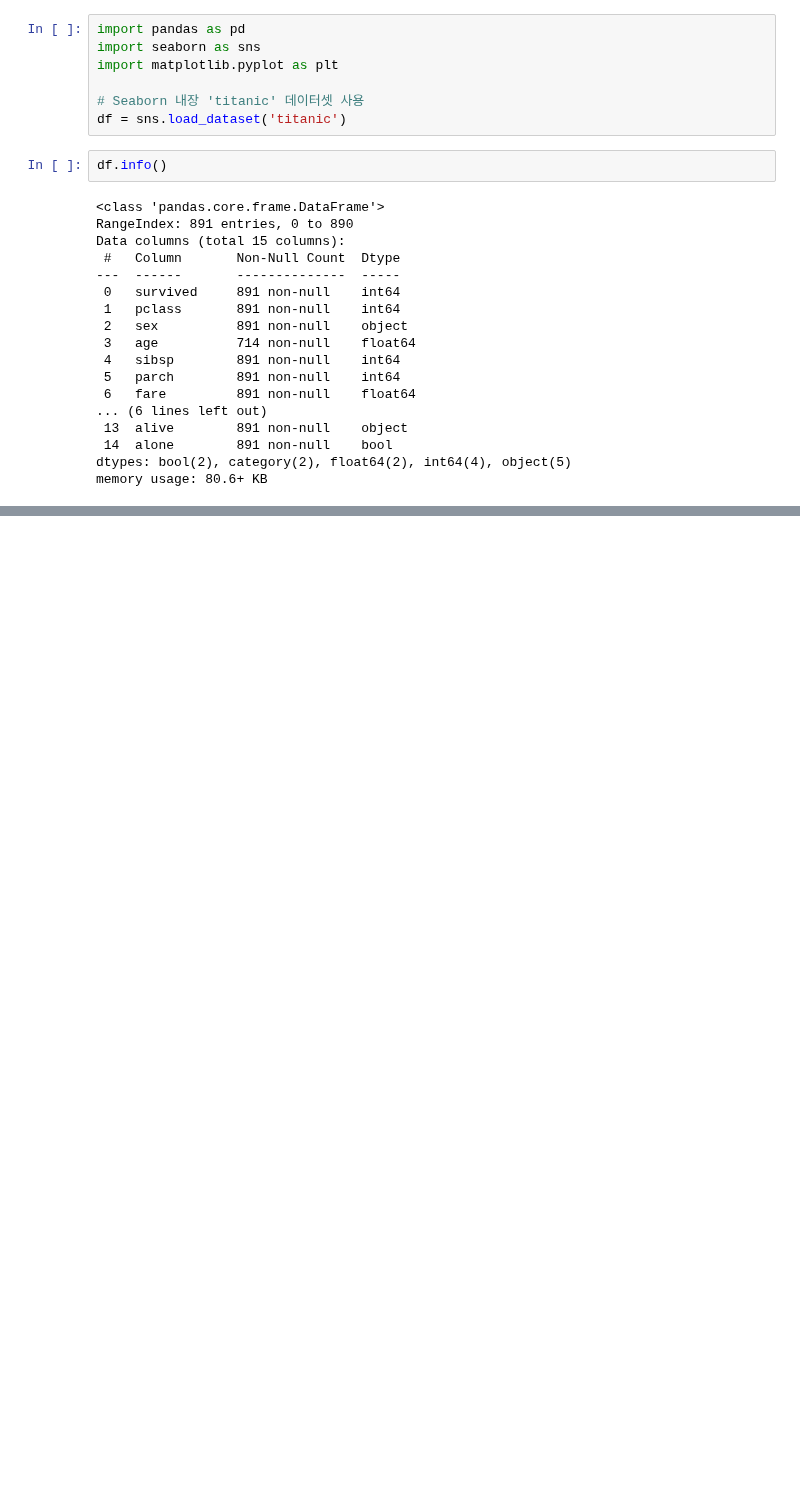
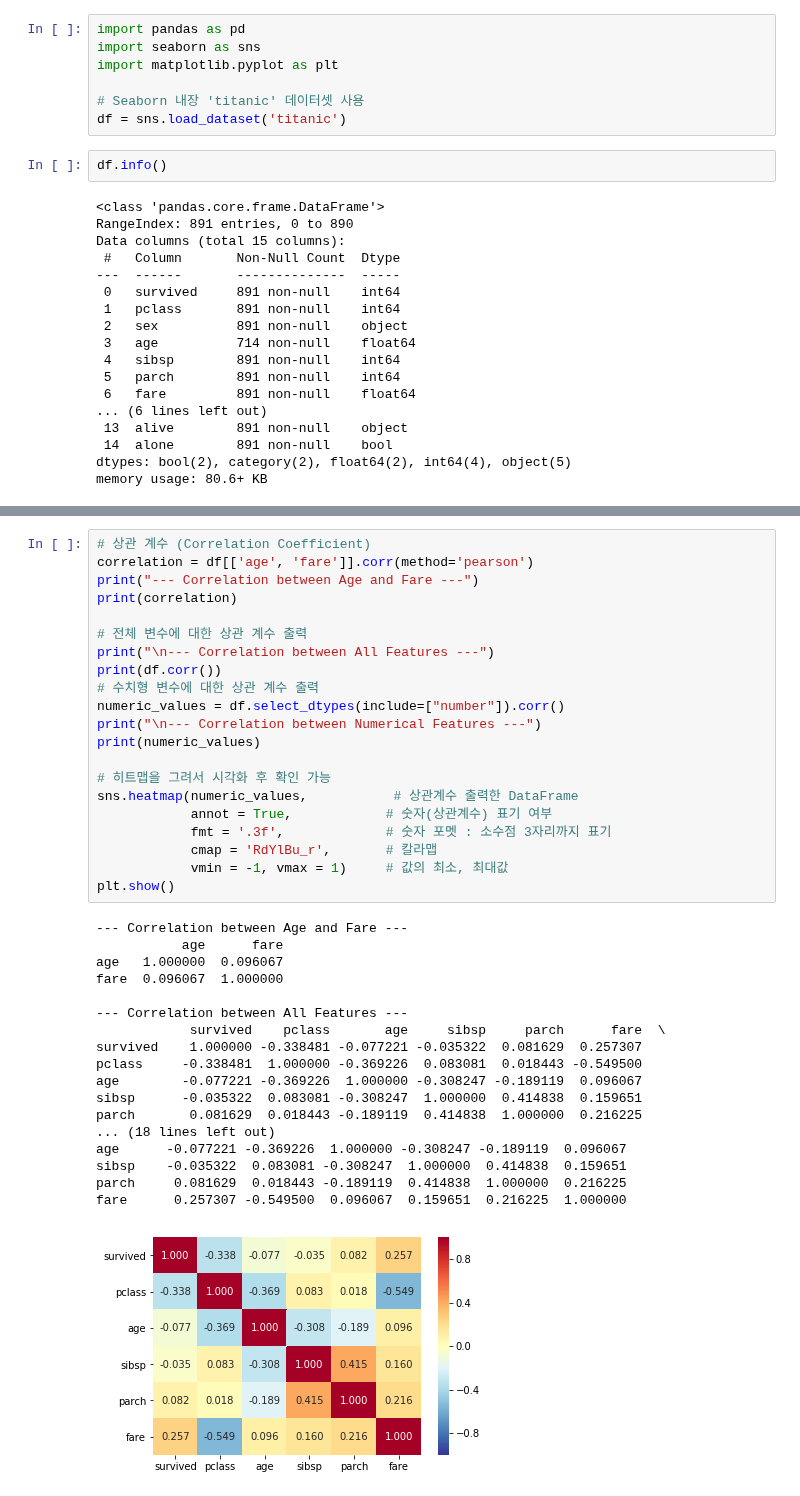
Before and after one commit to kangspa/ADP-study, a Jupyter notebook: PracticeTest/practice.ipynb, the cells around one changed output, grey strips where cells are left out. Drawn from its saved outputs; the diff is of its cells as text; blank space fills up the shorter version.

```diff
--- a/PracticeTest/practice.ipynb
+++ b/PracticeTest/practice.ipynb
@@ -193,0 +159,40 @@ Name: sex, dtype: float64
+# %%
+# 상관 계수 (Correlation Coefficient)
+correlation = df[['age', 'fare']].corr(method='pearson')
+print("--- Correlation between Age and Fare ---")
+print(correlation)
+
+# 전체 변수에 대한 상관 계수 출력
+print("\n--- Correlation between All Features ---")
+print(df.corr())
+# 수치형 변수에 대한 상관 계수 출력
+numeric_values = df.select_dtypes(include=["number"]).corr()
+print("\n--- Correlation between Numerical Features ---")
+print(numeric_values)
+
+# 히트맵을 그려서 시각화 후 확인 가능
+sns.heatmap(numeric_values,           # 상관계수 출력한 DataFrame
+            annot = True,            # 숫자(상관계수) 표기 여부
+            fmt = '.3f',             # 숫자 포멧 : 소수점 3자리까지 표기
+            cmap = 'RdYlBu_r',       # 칼라맵
+            vmin = -1, vmax = 1)     # 값의 최소, 최대값
+plt.show()
+# %% [output]
+--- Correlation between Age and Fare ---
+           age      fare
+age   1.000000  0.096067
+fare  0.096067  1.000000
+
+--- Correlation between All Features ---
+            survived    pclass       age     sibsp     parch      fare  \
+survived    1.000000 -0.338481 -0.077221 -0.035322  0.081629  0.257307
+pclass     -0.338481  1.000000 -0.369226  0.083081  0.018443 -0.549500
+age        -0.077221 -0.369226  1.000000 -0.308247 -0.189119  0.096067
+sibsp      -0.035322  0.083081 -0.308247  1.000000  0.414838  0.159651
+parch       0.081629  0.018443 -0.189119  0.414838  1.000000  0.216225
+... (18 lines left out)
+age      -0.077221 -0.369226  1.000000 -0.308247 -0.189119  0.096067
+sibsp    -0.035322  0.083081 -0.308247  1.000000  0.414838  0.159651
+parch     0.081629  0.018443 -0.189119  0.414838  1.000000  0.216225
+fare      0.257307 -0.549500  0.096067  0.159651  0.216225  1.000000
+[figure, added]
```
Also changed, not shown: parts of 19 cells of this notebook, 4 other files.
